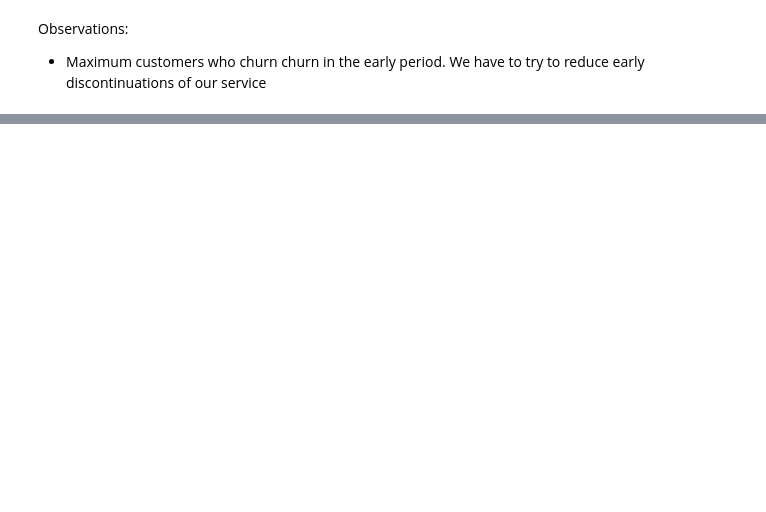
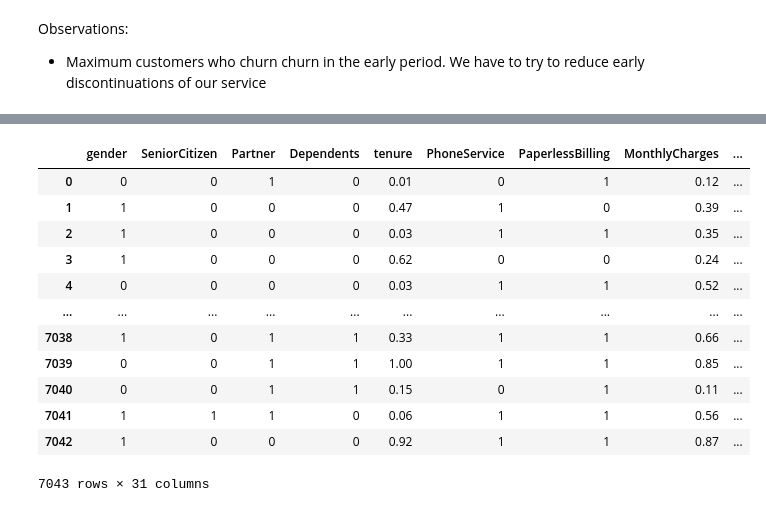
Before and after one commit to AnupamMisra/Data-science-projects, a Jupyter notebook: Customer_churn/firstnb.ipynb, the cells around one changed output, grey strips where cells are left out. Drawn from its saved outputs; the diff is of its cells as text; code cells hidden in the pictures; blank space fills up the shorter version.

```diff
--- a/Customer_churn/firstnb.ipynb
+++ b/Customer_churn/firstnb.ipynb
@@ -151,0 +151,43 @@ Observations:
+# %%
+from sklearn.preprocessing import LabelBinarizer
+
+l=LabelBinarizer()
+
+df["gender"]=l.fit_transform(df.gender)
+df["Partner"]=l.fit_transform(df.Partner)
+df["Dependents"]=l.fit_transform(df.Dependents)
+df["PhoneService"]=l.fit_transform(df.PhoneService)
+df["PaperlessBilling"]=l.fit_transform(df.PaperlessBilling)
+df["Churn"]=l.fit_transform(df.Churn)
+
+df.tenure = (df.tenure-df.tenure.min())/(df.tenure.max()-df.tenure.min())
+df.MonthlyCharges = (df.MonthlyCharges-df.MonthlyCharges.min())/(df.MonthlyCharges.max()-df.MonthlyCharges.min())
+df.TotalCharges = (df.TotalCharges-df.TotalCharges.min())/(df.TotalCharges.max()-df.TotalCharges.min())
+df[["MultipleLines_No","MultipleLines_Yes"]]=pd.get_dummies(df.MultipleLines)[["No","Yes"]]
+
+df[["InternetService_DSL","InternetService_Fibre_Optic"]]=pd.get_dummies(df.InternetService)[["DSL","Fiber optic"]]
+df[["OnlineSecurity_No","OnlineSecurity_Yes"]]=pd.get_dummies(df.OnlineSecurity)[["No","Yes"]]
+df[["OnlineBackup_No","OnlineBackup_Yes"]]=pd.get_dummies(df.OnlineBackup)[["No","Yes"]]
+df[["DeviceProtection_No","DeviceProtection_Yes"]]=pd.get_dummies(df.DeviceProtection)[["No","Yes"]]
+df[["TechSupport_No","TechSupport_Yes"]]=pd.get_dummies(df.TechSupport)[["No","Yes"]]
+df[["StreamingTV_No","StreamingTV_Yes"]]=pd.get_dummies(df.StreamingTV)[["No","Yes"]]
+df[["StreamingMovies_No","StreamingMovies_Yes"]]=pd.get_dummies(df.StreamingMovies)[["No","Yes"]]
+df[["Contract_monthly","Contract_one_year"]] = pd.get_dummies(df.Contract)[["Month-to-month","One year"]]
+df[["Payment_bank_transfer","Payment_electronic_check","Payment_mailed_check"]] = pd.get_dummies(df.PaymentMethod)[["Bank transfer (automatic)","Electronic check","Mailed check"]]
+df.drop(["MultipleLines","InternetService","OnlineSecurity","OnlineBackup","DeviceProtection","TechSupport","StreamingTV","StreamingMovies","Contract","PaymentMethod"],axis=1,inplace=True)
+# %%
+df
+# %% [output]
+|  | gender | SeniorCitizen | Partner | Dependents | tenure | PhoneService | PaperlessBilling | MonthlyCharges | ... |
+| 0 | 0 | 0 | 1 | 0 | 0.01 | 0 | 1 | 0.12 | ... |
+| 1 | 1 | 0 | 0 | 0 | 0.47 | 1 | 0 | 0.39 | ... |
+| 2 | 1 | 0 | 0 | 0 | 0.03 | 1 | 1 | 0.35 | ... |
+| 3 | 1 | 0 | 0 | 0 | 0.62 | 0 | 0 | 0.24 | ... |
+| 4 | 0 | 0 | 0 | 0 | 0.03 | 1 | 1 | 0.52 | ... |
+| ... | ... | ... | ... | ... | ... | ... | ... | ... | ... |
+| 7038 | 1 | 0 | 1 | 1 | 0.33 | 1 | 1 | 0.66 | ... |
+| 7039 | 0 | 0 | 1 | 1 | 1.00 | 1 | 1 | 0.85 | ... |
+| 7040 | 0 | 0 | 1 | 1 | 0.15 | 0 | 1 | 0.11 | ... |
+| 7041 | 1 | 1 | 1 | 0 | 0.06 | 1 | 1 | 0.56 | ... |
+| 7042 | 1 | 0 | 0 | 0 | 0.92 | 1 | 1 | 0.87 | ... |
+7043 rows × 31 columns
```
Also changed, not shown: parts of 9 cells of this notebook.
